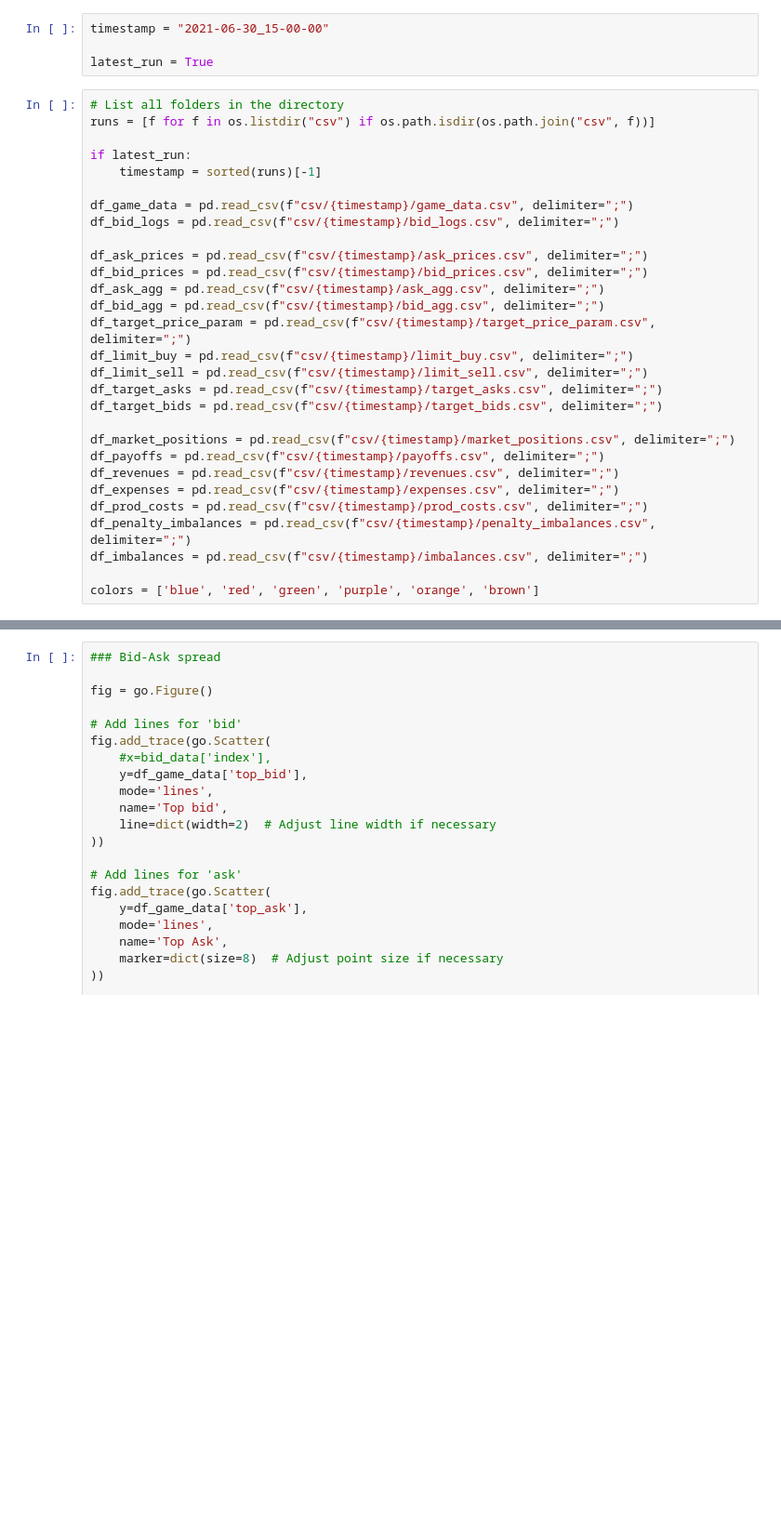
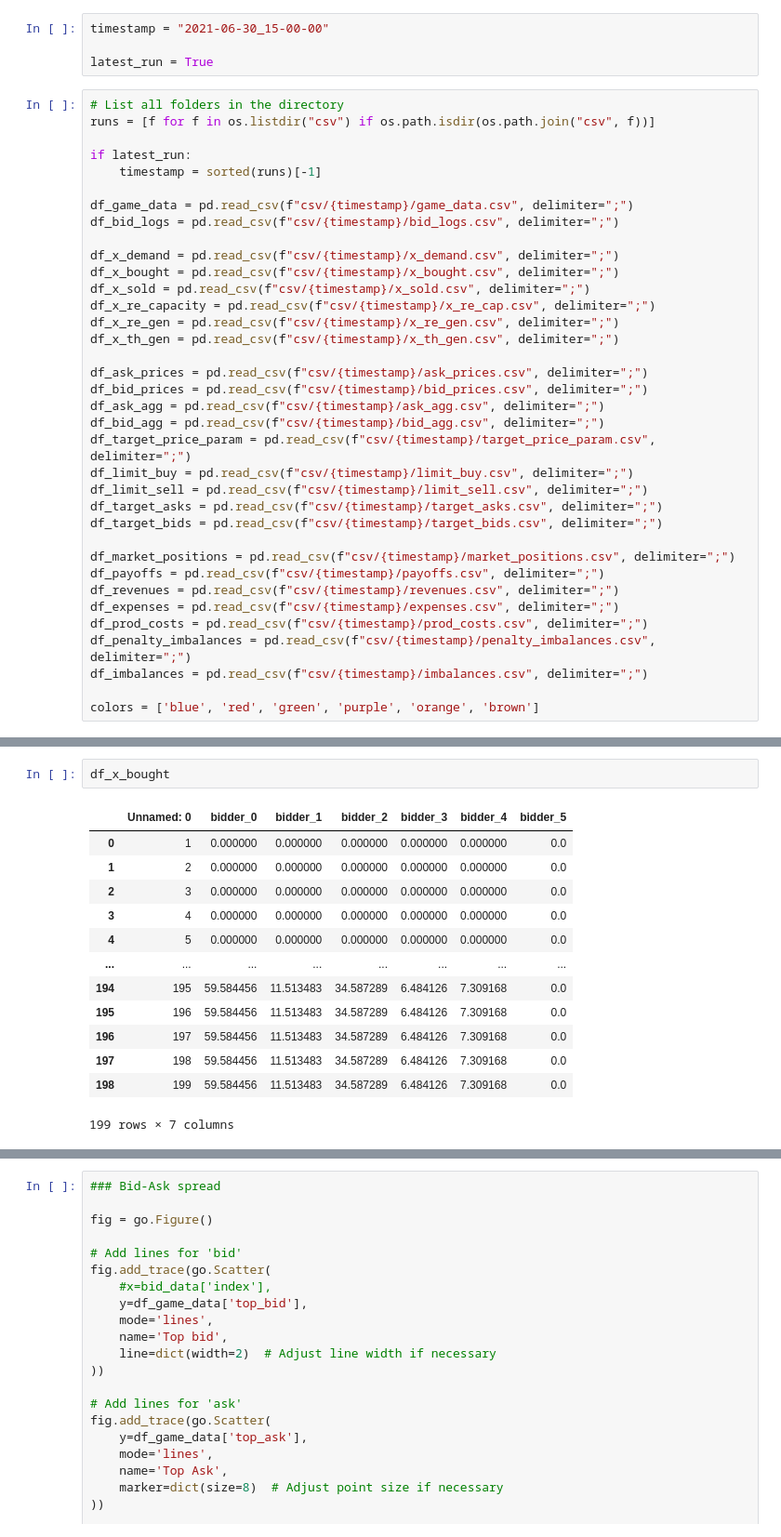
Before and after one commit to KenFelder/Spot-Market-Bidding, a Jupyter notebook: Sketchbook.ipynb, the cells around one changed output, grey strips where cells are left out. Shown at 93% size. Saved outputs shown, nothing was run; the diff lists cells and outputs as text; blank space fills up the shorter version.

```diff
--- a/Sketchbook.ipynb
+++ b/Sketchbook.ipynb
@@ -16,6 +16,13 @@ if latest_run:
 
 df_game_data = pd.read_csv(f"csv/{timestamp}/game_data.csv", delimiter=";")
 df_bid_logs = pd.read_csv(f"csv/{timestamp}/bid_logs.csv", delimiter=";")
+
+df_x_demand = pd.read_csv(f"csv/{timestamp}/x_demand.csv", delimiter=";")
+df_x_bought = pd.read_csv(f"csv/{timestamp}/x_bought.csv", delimiter=";")
+df_x_sold = pd.read_csv(f"csv/{timestamp}/x_sold.csv", delimiter=";")
+df_x_re_capacity = pd.read_csv(f"csv/{timestamp}/x_re_cap.csv", delimiter=";")
+df_x_re_gen = pd.read_csv(f"csv/{timestamp}/x_re_gen.csv", delimiter=";")
+df_x_th_gen = pd.read_csv(f"csv/{timestamp}/x_th_gen.csv", delimiter=";")
 
 df_ask_prices = pd.read_csv(f"csv/{timestamp}/ask_prices.csv", delimiter=";")
 df_bid_prices = pd.read_csv(f"csv/{timestamp}/bid_prices.csv", delimiter=";")
@@ -118,0 +74,16 @@ df_game_data
+# %%
+df_x_bought
+# %% [output]
+|  | Unnamed: 0 | bidder_0 | bidder_1 | bidder_2 | bidder_3 | bidder_4 | bidder_5 |
+| 0 | 1 | 0.000000 | 0.000000 | 0.000000 | 0.000000 | 0.000000 | 0.0 |
+| 1 | 2 | 0.000000 | 0.000000 | 0.000000 | 0.000000 | 0.000000 | 0.0 |
+| 2 | 3 | 0.000000 | 0.000000 | 0.000000 | 0.000000 | 0.000000 | 0.0 |
+| 3 | 4 | 0.000000 | 0.000000 | 0.000000 | 0.000000 | 0.000000 | 0.0 |
+| 4 | 5 | 0.000000 | 0.000000 | 0.000000 | 0.000000 | 0.000000 | 0.0 |
+| ... | ... | ... | ... | ... | ... | ... | ... |
+| 194 | 195 | 59.584456 | 11.513483 | 34.587289 | 6.484126 | 7.309168 | 0.0 |
+| 195 | 196 | 59.584456 | 11.513483 | 34.587289 | 6.484126 | 7.309168 | 0.0 |
+| 196 | 197 | 59.584456 | 11.513483 | 34.587289 | 6.484126 | 7.309168 | 0.0 |
+| 197 | 198 | 59.584456 | 11.513483 | 34.587289 | 6.484126 | 7.309168 | 0.0 |
+| 198 | 199 | 59.584456 | 11.513483 | 34.587289 | 6.484126 | 7.309168 | 0.0 |
+199 rows × 7 columns
```
Also changed, not shown: parts of 18 cells of this notebook.
